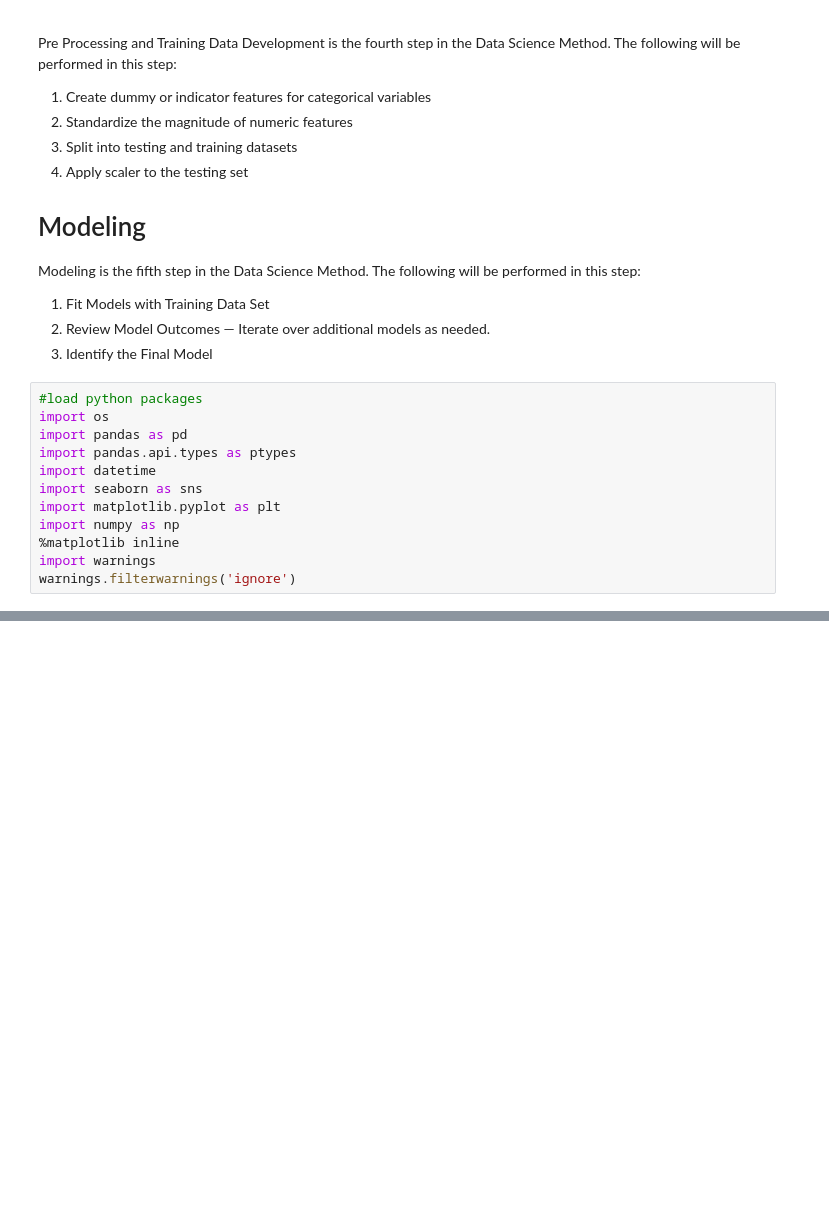
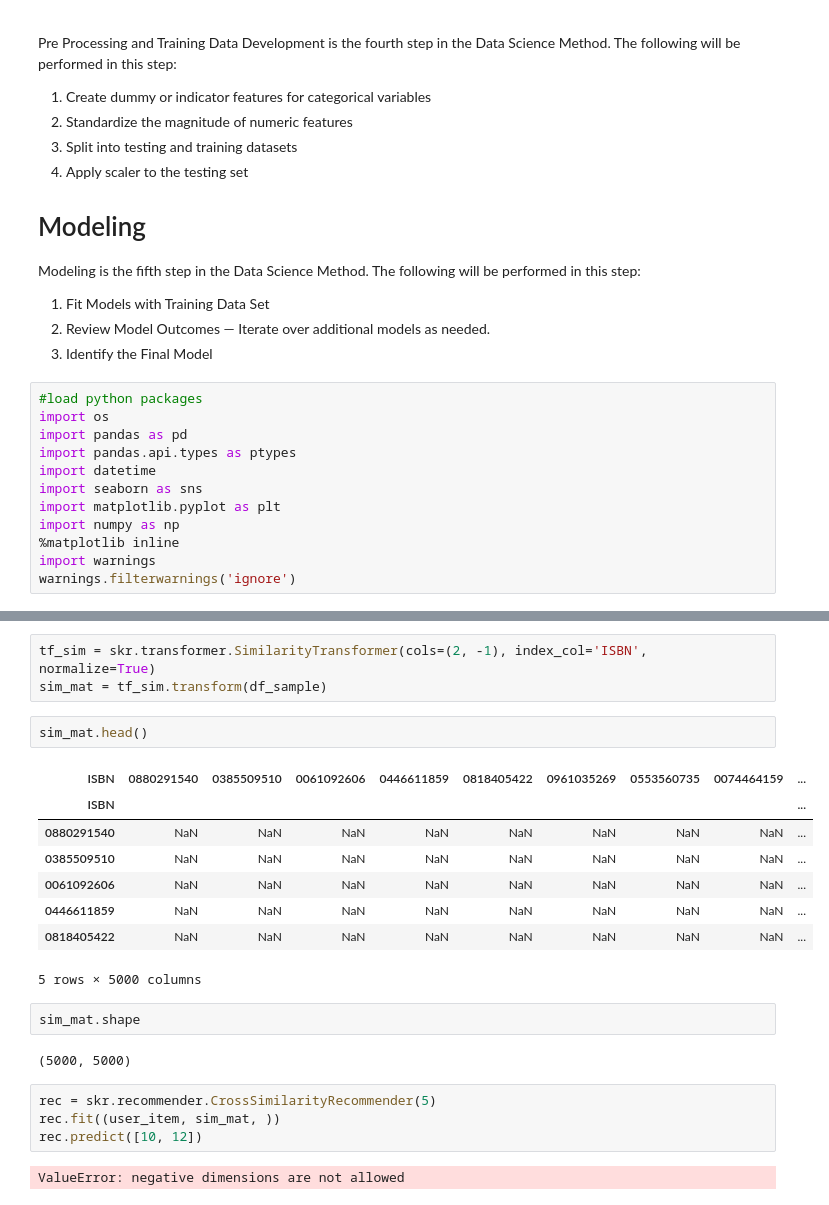
Before and after one commit to sudkpa/SB_DS, a Jupyter notebook: Career_Track/Capstone_Three/Preprocessing_Modeling/Cap3_Notebook_stepfourfive.ipynb, the cells around one changed output, grey strips where cells are left out. Cells and saved outputs as stored; diff of their text form; blank space fills up the shorter version.

```diff
--- a/Career_Track/Capstone_Three/Preprocessing_Modeling/Cap3_Notebook_stepfourfive.ipynb
+++ b/Career_Track/Capstone_Three/Preprocessing_Modeling/Cap3_Notebook_stepfourfive.ipynb
@@ -81,0 +171,24 @@ X_train, X_test, y_train, y_test = train_test_split(X, y, test_size=0.25, random
+# %%
+tf_sim = skr.transformer.SimilarityTransformer(cols=(2, -1), index_col='ISBN', normalize=True)
+sim_mat = tf_sim.transform(df_sample)
+# %%
+sim_mat.head()
+# %% [output]
+| ISBN | 0880291540 | 0385509510 | 0061092606 | 0446611859 | 0818405422 | 0961035269 | 0553560735 | 0074464159 | ... |
+| ISBN |  |  |  |  |  |  |  |  | ... |
+| 0880291540 | NaN | NaN | NaN | NaN | NaN | NaN | NaN | NaN | ... |
+| 0385509510 | NaN | NaN | NaN | NaN | NaN | NaN | NaN | NaN | ... |
+| 0061092606 | NaN | NaN | NaN | NaN | NaN | NaN | NaN | NaN | ... |
+| 0446611859 | NaN | NaN | NaN | NaN | NaN | NaN | NaN | NaN | ... |
+| 0818405422 | NaN | NaN | NaN | NaN | NaN | NaN | NaN | NaN | ... |
+5 rows × 5000 columns
+# %%
+sim_mat.shape
+# %% [output]
+(5000, 5000)
+# %%
+rec = skr.recommender.CrossSimilarityRecommender(5)
+rec.fit((user_item, sim_mat, ))
+rec.predict([10, 12])
+# %% [output]
+ValueError: negative dimensions are not allowed
```
Also changed, not shown: parts of 20 cells of this notebook.
